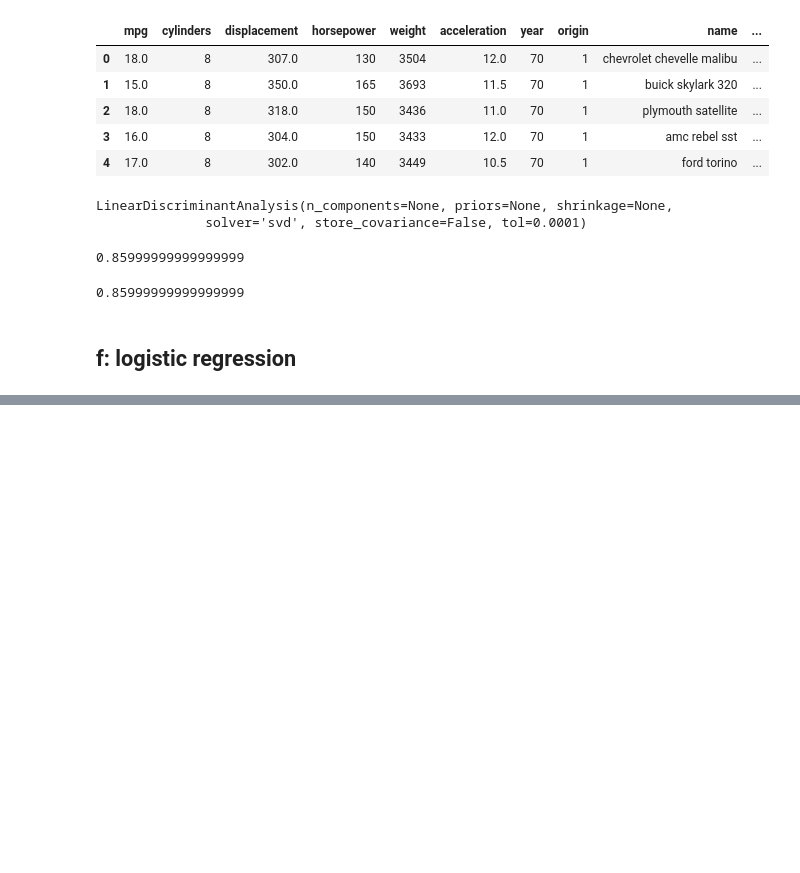
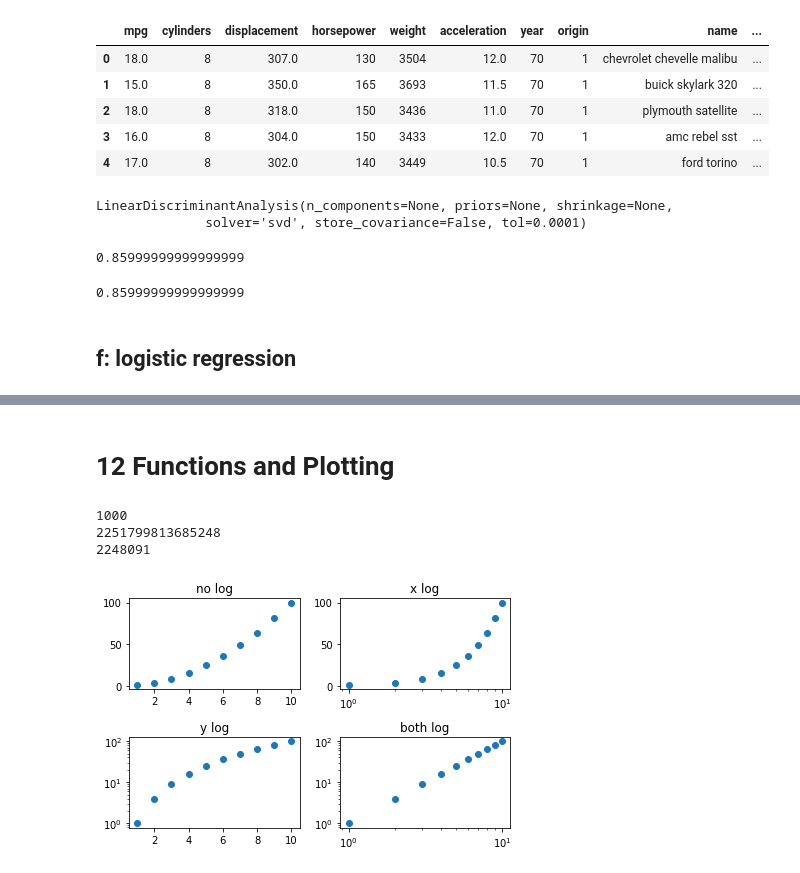
Before and after one commit to abbiepopa/intro_to_stat_learning_reading_grp, a Jupyter notebook: Chap4_Exercises.ipynb, the cells around one changed output, grey strips where cells are left out. Drawn from its saved outputs; the diff is of its cells as text; code cells hidden in the pictures; blank space fills up the shorter version.

```diff
--- a/Chap4_Exercises.ipynb
+++ b/Chap4_Exercises.ipynb
@@ -304,0 +407,37 @@ auto_qda.score(auto_test.loc[:,['cylinders', 'displacement', 'weight']],
+# %% [markdown]
+# 12 Functions and Plotting
+# %%
+def power2(x, a):
+    return(x**a)
+# %%
+print(power2(10, 3))
+print(power2(8, 17))
+print(power2(131, 3))
+# %% [output]
+1000
+2251799813685248
+2248091
+# %%
+x = list(range(1,11))
+y = [power2(i, 2) for i in x]
+
+f, ax = plt.subplots(2,2)
+
+ax[0,0].scatter(x,y)
+ax[0,0].set_title('no log')
+
+ax[1,0].scatter(x,y)
+ax[1,0].set_yscale('log')
+ax[1,0].set_title('y log')
+
+ax[0,1].scatter(x,y)
+ax[0,1].set_xscale('log')
+ax[0,1].set_title('x log')
+
+ax[1,1].scatter(x,y)
+ax[1,1].set_xscale('log')
+ax[1,1].set_yscale('log')
+ax[1,1].set_title('both log')
+plt.tight_layout()
+# %% [output]
+[figure, added]
```
Also changed, not shown: parts of 11 cells of this notebook, 1 other file.
